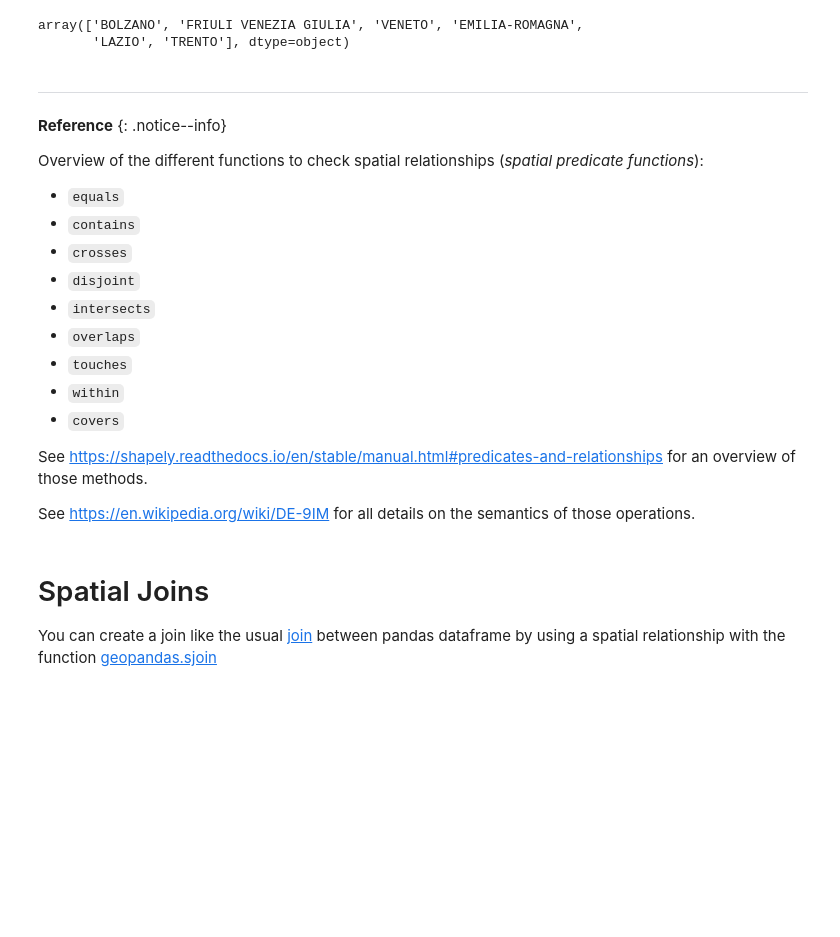
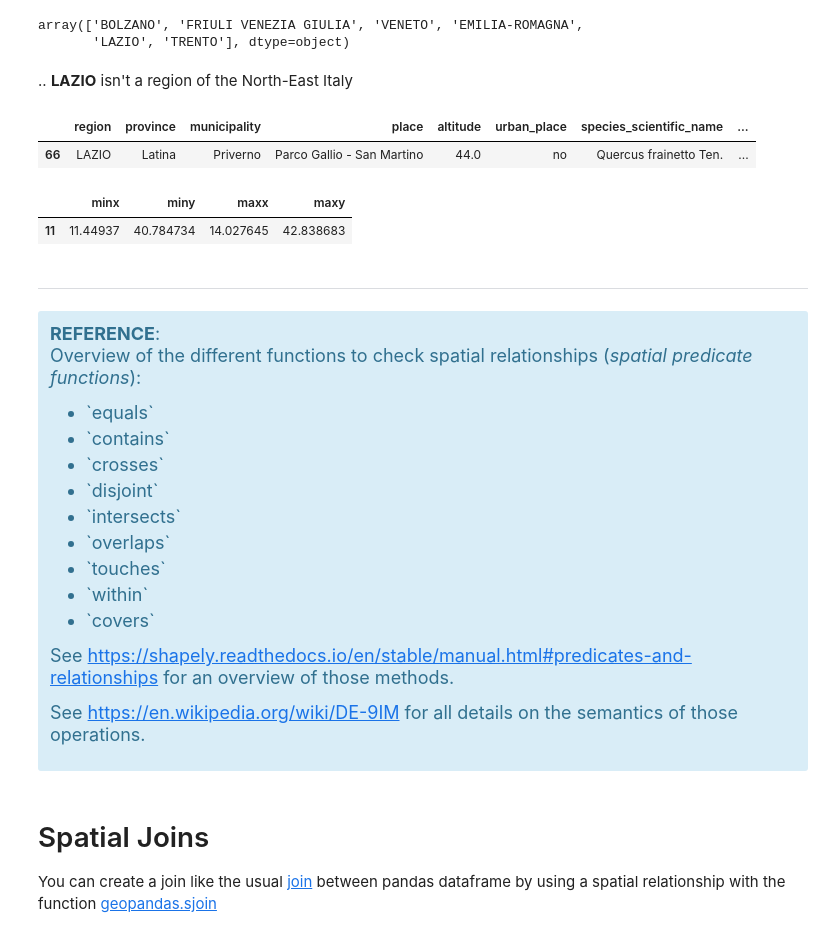
Before and after one commit to napo/geospatial_course_unitn, a Jupyter notebook: code/lessons/02_Spatial_relationships_and_operations.ipynb, the cells around one changed output. Saved outputs shown, nothing was run; the diff lists cells and outputs as text; code cells hidden in the pictures; blank space fills up the shorter version.

```diff
--- a/code/lessons/02_Spatial_relationships_and_operations.ipynb
+++ b/code/lessons/02_Spatial_relationships_and_operations.ipynb
@@ -238,6 +239,10 @@ https://www.ubergizmo.com/how-to/read-gps-coordinates/
 # %%
 # dms2dec is an useful library for this conversion
 from dms2dec.dms_convert import dms2dec
+# %%
+# change commas in dots
+monumental_trees['LATITUDINE SU GIS'] = monumental_trees['LATITUDINE SU GIS'].apply(lambda x: x.replace(",", "."))
+monumental_trees['LONGITUDINE SU GIS'] = monumental_trees['LONGITUDINE SU GIS'].apply(lambda x: x.replace(",", "."))
 # %%
 # create the columns with the information in decimal degree
 monumental_trees['latitude'] = monumental_trees['LATITUDINE SU GIS'].apply(lambda x: dms2dec(x))
@@ -430,30 +437,45 @@ monumental_trees_northeast.region.unique()
 # %% [output]
 array(['BOLZANO', 'FRIULI VENEZIA GIULIA', 'VENETO', 'EMILIA-ROMAGNA',
        'LAZIO', 'TRENTO'], dtype=object)
+# %% [markdown]
+.. **LAZIO** isn't a region of the North-East Italy
+# %%
+monumental_trees_northeast[monumental_trees_northeast.region == 'LAZIO']
+# %% [output]
+|  | region | province | municipality | place | altitude | urban_place | species_scientific_name | ... |
+| 66 | LAZIO | Latina | Priverno | Parco Gallio - San Martino | 44.0 | no | Quercus frainetto Ten. | ... |
+# %%
+regions[regions.DEN_REG == 'Lazio'].to_crs(epsg=4326).bounds
+# %% [output]
+|  | minx | miny | maxx | maxy |
+| 11 | 11.44937 | 40.784734 | 14.027645 | 42.838683 |
 # %% [markdown]
 
 
 ---
 
-**Reference**
-{: .notice--info}
+
+<div class="alert alert-info" style="font-size:120%">
+<b>REFERENCE</b>: <br>
 
 Overview of the different functions to check spatial relationships (*spatial predicate functions*):
-* `equals`
-* `contains`
-* `crosses`
-* `disjoint`
-* `intersects`
-* `overlaps`
-* `touches`
-* `within`
-* `covers`
+<ul>
+    <li>`equals`</li>
+<li>`contains`</li>
+<li>`crosses`</li>
+<li>`disjoint`</li>
+<li>`intersects`</li>
+<li>`overlaps`</li>
+<li>`touches`</li>
+<li>`within`</li>
+<li>`covers`</li>
+</ul>
 
 
-See [https://shapely.readthedocs.io/en/stable/manual.html#predicates-and-relationships](https://shapely.readthedocs.io/en/stable/manual.html#predicates-and-relationships) for an overview of those methods.
+See https://shapely.readthedocs.io/en/stable/manual.html#predicates-and-relationships for an overview of those methods.
 
 
-See [https://en.wikipedia.org/wiki/DE-9IM](https://en.wikipedia.org/wiki/DE-9IM) for all details on the semantics of those operations.
+See https://en.wikipedia.org/wiki/DE-9IM for all details on the semantics of those operations.
 # %% [markdown]
 # Spatial Joins
 
```
Also changed, not shown: parts of 13 cells of this notebook.
